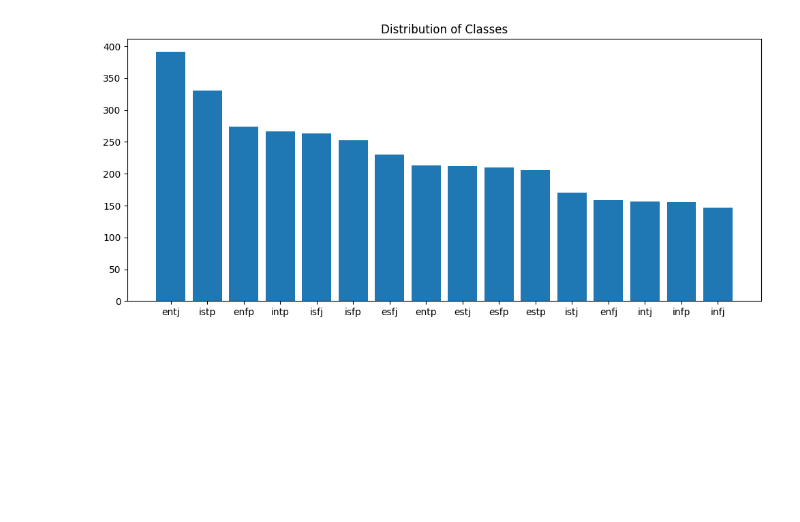
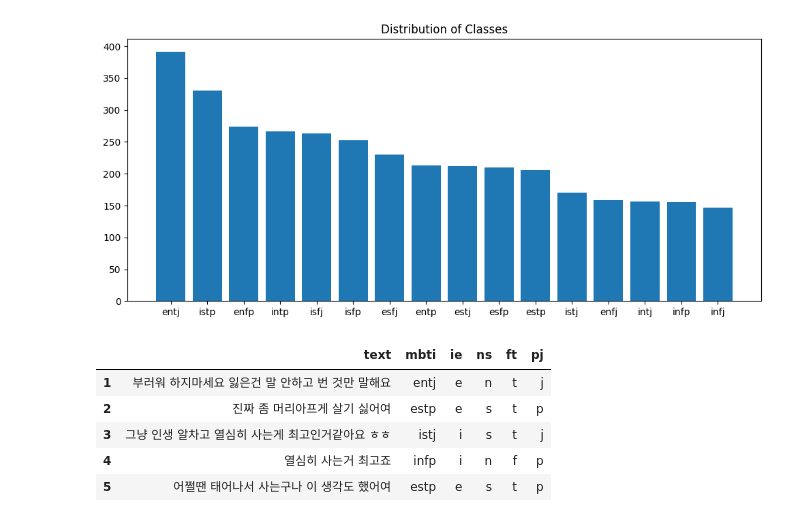
Before and after one commit to jooniorp/Programmers_proj, a Jupyter notebook: data_preprocessing/kakao_youtube_data_preprocessing.ipynb, the cells around one changed output. Saved outputs shown, nothing was run; the diff lists cells and outputs as text; code cells hidden in the pictures; blank space fills up the shorter version.

```diff
--- a/data_preprocessing/kakao_youtube_data_preprocessing.ipynb
+++ b/data_preprocessing/kakao_youtube_data_preprocessing.ipynb
@@ -395,0 +401,9 @@ plt.show()
+# %%
+df_all.head()
+# %% [output]
+|  | text | mbti | ie | ns | ft | pj |
+| 1 | 부러워 하지마세요 잃은건 말 안하고 번 것만 말해요 | entj | e | n | t | j |
+| 2 | 진짜 좀 머리아프게 살기 싫어여 | estp | e | s | t | p |
+| 3 | 그냥 인생 알차고 열심히 사는게 최고인거같아요 ㅎㅎ | istj | i | s | t | j |
+| 4 | 열심히 사는거 최고죠 | infp | i | n | f | p |
+| 5 | 어쩔땐 태어나서 사는구나 이 생각도 했어여 | estp | e | s | t | p |
```
Also changed, not shown: parts of 4 cells of this notebook.
